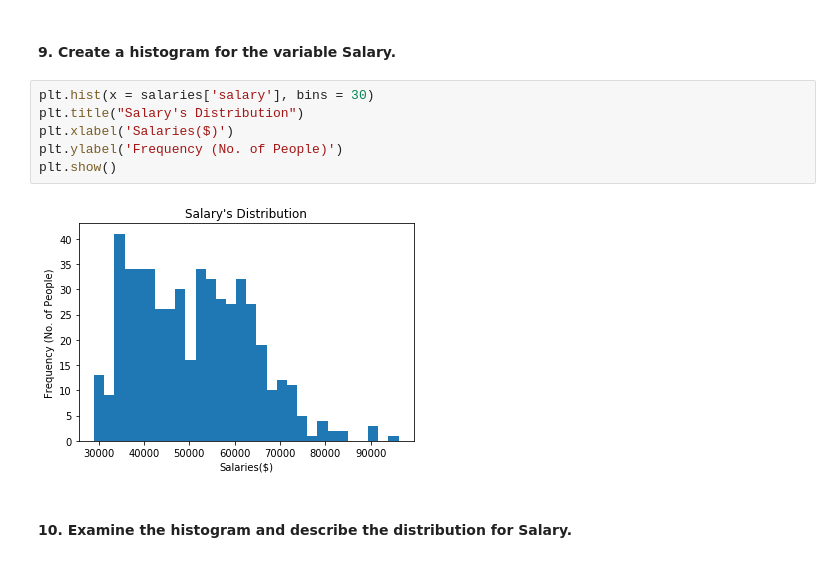
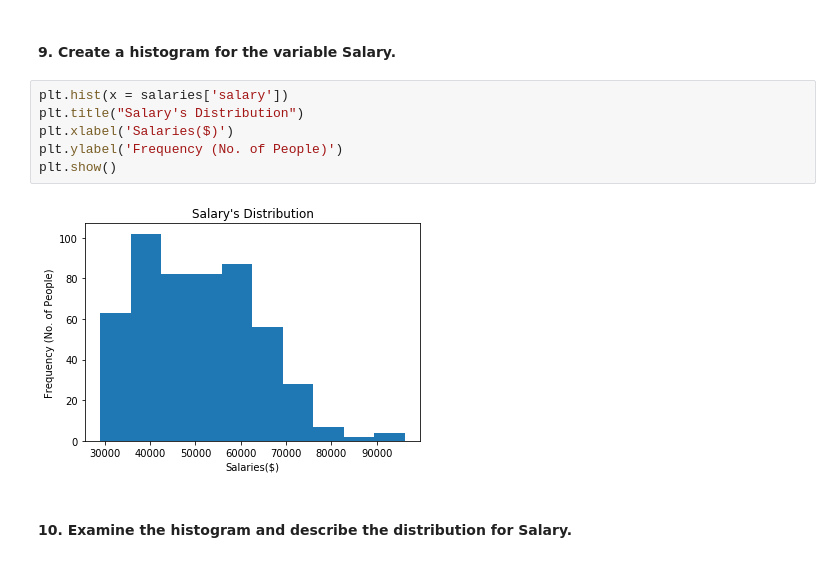
Before and after one commit to PhathuAuti/statistical-thinking, a Jupyter notebook: Statistical Thinking - Salaries.ipynb, the cells around one changed output. Drawn from its saved outputs; the diff is of its cells as text.

Commit message:
Fixed Histogram

```diff
--- a/Statistical Thinking - Salaries.ipynb
+++ b/Statistical Thinking - Salaries.ipynb
@@ -172,13 +172,13 @@ There are 19 women who are executives compared to 191 men.
 # %% [markdown]
 #### 9. Create a histogram for the variable Salary.
 # %%
-plt.hist(x = salaries['salary'], bins = 30)
+plt.hist(x = salaries['salary'])
 plt.title("Salary's Distribution")
 plt.xlabel('Salaries($)')
 plt.ylabel('Frequency (No. of People)')
 plt.show()
 # %% [output]
-[figure, old version]
+[figure, new version]
 # %% [markdown]
 #### 10. Examine the histogram and describe the distribution for Salary.
 # %% [markdown]
```
Also changed, not shown: parts of 1 cell of this notebook.
